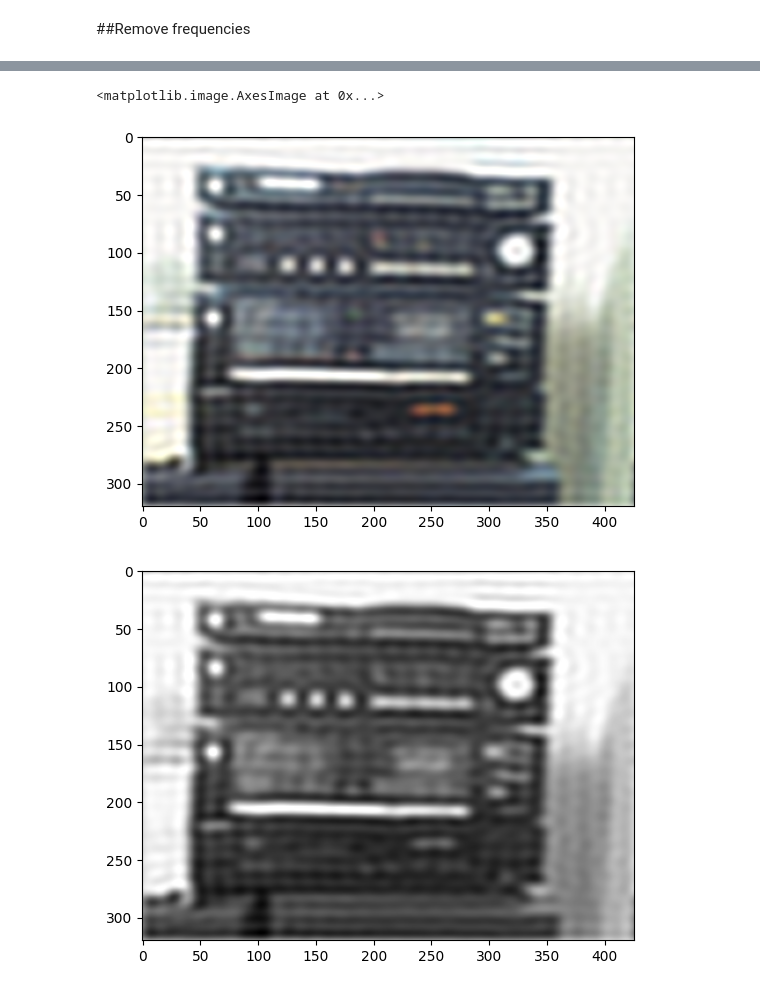
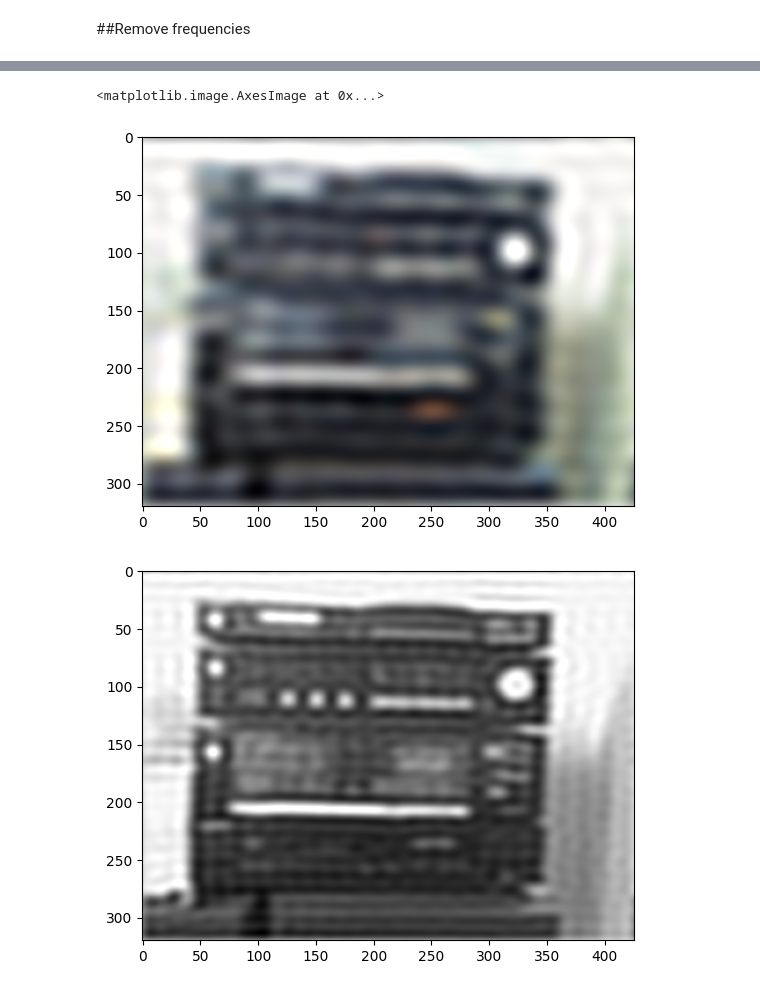
Before and after one commit to superasymmetry/CPSY1291_finalproject, a Jupyter notebook: CPSY1291_FinalProject.ipynb, the cells around one changed output, grey strips where cells are left out. Saved outputs shown, nothing was run; the diff lists cells and outputs as text; code cells hidden in the pictures.

```diff
--- a/CPSY1291_FinalProject.ipynb
+++ b/CPSY1291_FinalProject.ipynb
@@ -70,7 +75,7 @@ def remove_freqs(img_data, threshold):
   image_fft = fftpack.fftshift(fftpack.fft2(np.transpose(img_data, axes=(1,0))))
   x,y = img_data.shape[0], img_data.shape[1]
   #size of circle
-  e_x,e_y=50,50
+  e_x,e_y=threshold, threshold
   #create a box
   bbox=((x/2)-(e_x/2),(y/2)-(e_y/2),(x/2)+(e_x/2),(y/2)+(e_y/2))
   low_pass=Image.new("L",(img_data.shape[0],img_data.shape[1]),color=0)
@@ -89,9 +94,9 @@ def remove_freqs(img_data, threshold):
 
 # print(image_data.shape)
 
-red_inverse = remove_freqs(image_red, 0.01)
-green_inverse = remove_freqs(image_green, 0.01)
-blue_inverse = remove_freqs(image_blue, 0.01)
+red_inverse = remove_freqs(image_red, 25)
+green_inverse = remove_freqs(image_green, 25)
+blue_inverse = remove_freqs(image_blue, 25)
 inverse = np.stack([red_inverse, green_inverse, blue_inverse], axis=2)
 plt.imshow(inverse)
 img_norm = (inverse - inverse.min()) / (inverse.max() - inverse.min())
@@ -101,5 +106,5 @@ WARNING:matplotlib.image:Clipping input data to the valid range for imshow with
 <matplotlib.image.AxesImage at 0x...>
-[figure, old version]
+[figure, new version]
 # %%
 image_gray = np.mean(np.array(image).astype(float), axis=2)
 gray_inverse = remove_freqs(image_gray, 0.01)
```
Also changed, not shown: parts of 11 cells of this notebook.
